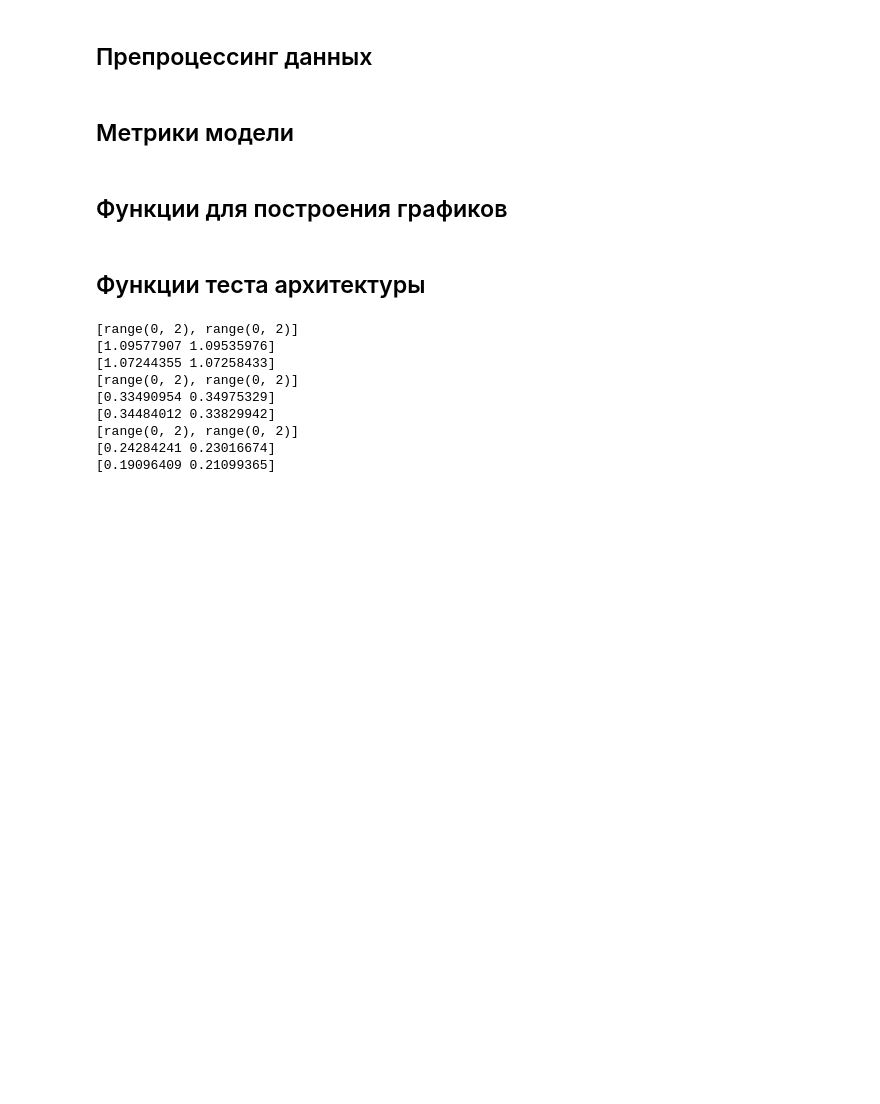
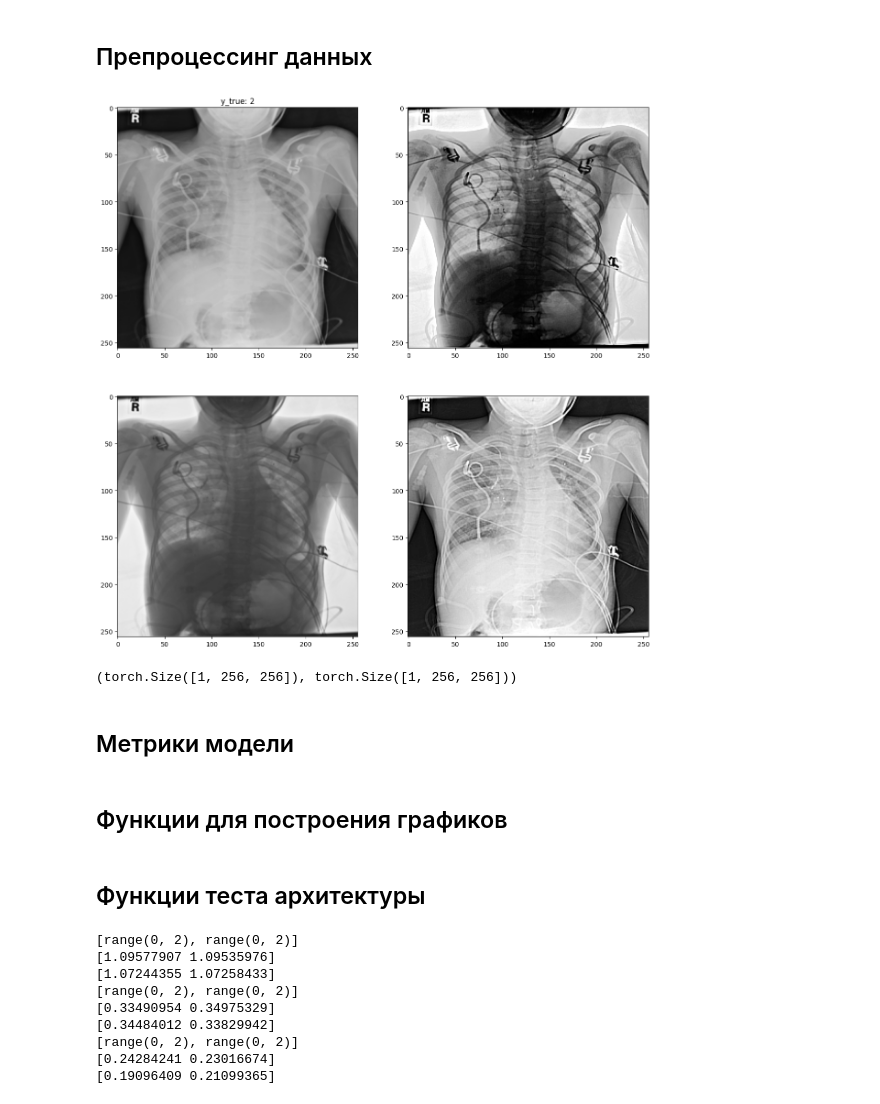
Before and after one commit to staffeev/lungs_issues_ml, a Jupyter notebook: LungsDisease.ipynb, the cells around one changed output. Drawn from its saved outputs; the diff is of its cells as text; code cells hidden in the pictures; blank space fills up the shorter version.

```diff
--- a/LungsDisease.ipynb
+++ b/LungsDisease.ipynb
@@ -47,3 +45,30 @@ test_images = datasets.ImageFolder(root="test_data", transform=transform_list)
+# %%
+data = CustomDataset("dataset/data/train_images", "dataset/data/train_labels.csv",
+                     transforms.Compose([
+        transforms.ToTensor(),
+        transforms.Grayscale()
+    ]))
+# %%
+def show_image(data, ix):
+    x, y = data[ix]
+    plt.figure(figsize=(15, 15))
+    plt.subplot(2, 2, 1)
+    plt.title(f'y_true: {y}')
+    plt.imshow(x[0], cmap="gray")
+    plt.subplot(2, 2, 2)
+    plt.imshow(f.adjust_sharpness(f.adjust_contrast(f.equalize(f.invert(x)), 1), 3)[0], cmap="gray")
+    plt.subplot(2, 2, 3)
+    plt.imshow(f.invert(x)[0], cmap="gray")
+    plt.subplot(2, 2, 4)
+    plt.imshow(f.adjust_sharpness(f.adjust_contrast(f.equalize(x), 1), 3)[0], cmap="gray")
+# %%
+show_image(data, 100)
+# %% [output]
+[figure, added]
+# %%
+functional.adjust_brightness(data[0][0], 2).size(), data[0][0].size()
+# %% [output]
+(torch.Size([1, 256, 256]), torch.Size([1, 256, 256]))
 # %% [markdown]
 ## Метрики модели
 # %%
```
Also changed, not shown: parts of 3 cells of this notebook, 5 other files.
